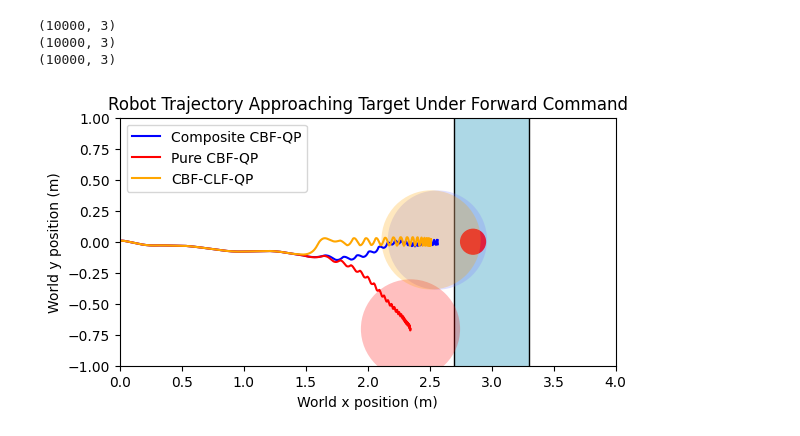
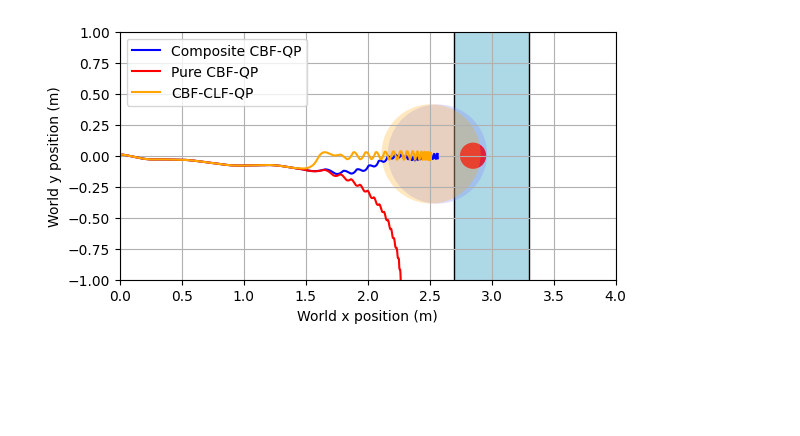
Before and after one commit to famsvip/Robot-Navigation-Collision-Avoidance-, a Jupyter notebook: data/plotting.ipynb, the cells around one changed output. Saved outputs shown, nothing was run; the diff lists cells and outputs as text; code cells hidden in the pictures; blank space fills up the shorter version.

Commit message:
Command deviation

```diff
--- a/data/plotting.ipynb
+++ b/data/plotting.ipynb
@@ -9,45 +9,41 @@ os.chdir('/home/kaseng/warehouse/data/')
 # %%
 # Load data
 comp_trial_1 = np.load("./composite_trial_2.npy")
-separate_trial_1 = np.load("./separate_trial_1.npy") # closer to pure CBF, will redo
-separate_trial_3 = np.load("./separate_trial_3.npy") # most tuned for balance
+pure_trial_1 = np.load("./pure_trial_1.npy")
+separated_trial_3 = np.load("./separated_trial_3.npy")
 
-print(comp_trial_1.shape)
-print(separate_trial_1.shape)
-print(separate_trial_3.shape)
+separated_cmds = np.load("./separated_cmds.npy")
-# %% [output]
-(10000, 3)
-(10000, 3)
-(10000, 3)
 # %%
+# Trajectory Plots
+
 data_threshold = 10000
 
 fig, ax = plt.subplots()
 
 rect = Rectangle((2.7, -1.8), width=0.6, height=3.6,
                  edgecolor='black', facecolor='lightblue')
 circle_target = Circle((2.85, 0.0), radius=0.1, edgecolor="red", facecolor="red")
 circle_composite = Circle((comp_trial_1[data_threshold-1, :2]), radius=0.4, facecolor=(0.5,0.5,1.0,0.25))
-circle_separate_1 = Circle((separate_trial_1[data_threshold-1,:2]), radius=0.4, facecolor=(1, 0, 0, 0.25))
-circle_separate_3 = Circle((separate_trial_3[data_threshold-1,:2]), radius=0.4, facecolor=(1.0,0.65,0,0.25))
+circle_separate_1 = Circle((pure_trial_1[data_threshold-1,:2]), radius=0.4, facecolor=(1, 0, 0, 0.25))
+circle_separate_3 = Circle((separated_trial_3[data_threshold-1,:2]), radius=0.4, facecolor=(1.0,0.65,0,0.25))
 ax.add_patch(rect)
 ax.add_patch(circle_target)
 ax.add_patch(circle_composite)
 ax.add_patch(circle_separate_1)
 ax.add_patch(circle_separate_3)
 
 ax.plot(comp_trial_1[:data_threshold,0], comp_trial_1[:data_threshold,1], color="b", label="Composite CBF-QP")
-ax.plot(separate_trial_1[:data_threshold,0], separate_trial_1[:data_threshold,1], color="r", label="Pure CBF-QP")
-ax.plot(separate_trial_3[:data_threshold,0], separate_trial_3[:data_threshold,1], color=(1.0,0.65,0), label="CBF-CLF-QP")
+ax.plot(pure_trial_1[:data_threshold,0], pure_trial_1[:data_threshold,1], color="r", label="Pure CBF-QP")
+ax.plot(separated_trial_3[:data_threshold,0], separated_trial_3[:data_threshold,1], color=(1.0,0.65,0), label="CBF-CLF-QP")
 
 ax.set_xlim(0, 4)
 ax.set_ylim(-1, 1)
 ax.set_aspect('equal')
-plt.grid(False)
-plt.title('Robot Trajectory Approaching Target Under Forward Command')
+plt.grid(True)
+# plt.title('Robot Trajectory Approaching Target Under Forward Command')
 plt.xlabel("World x position (m)")
 plt.ylabel("World y position (m)")
 plt.legend()
 plt.show()
 # %% [output]
-[figure, old version]
+[figure, new version]
```
Also changed, not shown: parts of 1 cell of this notebook, 6 other files.
